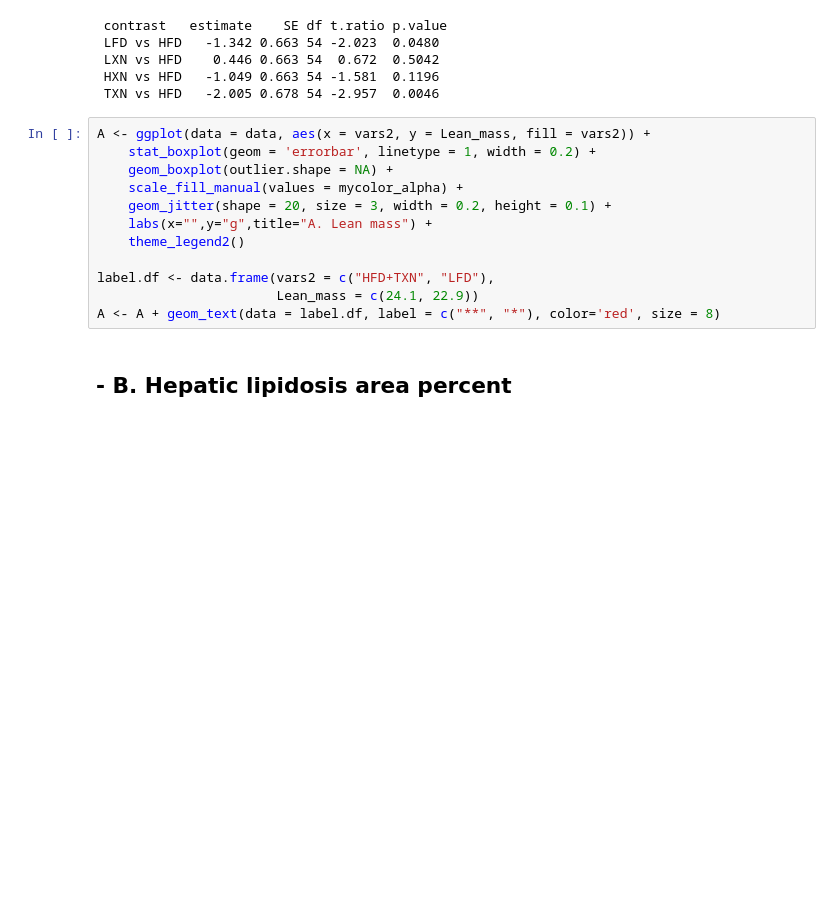
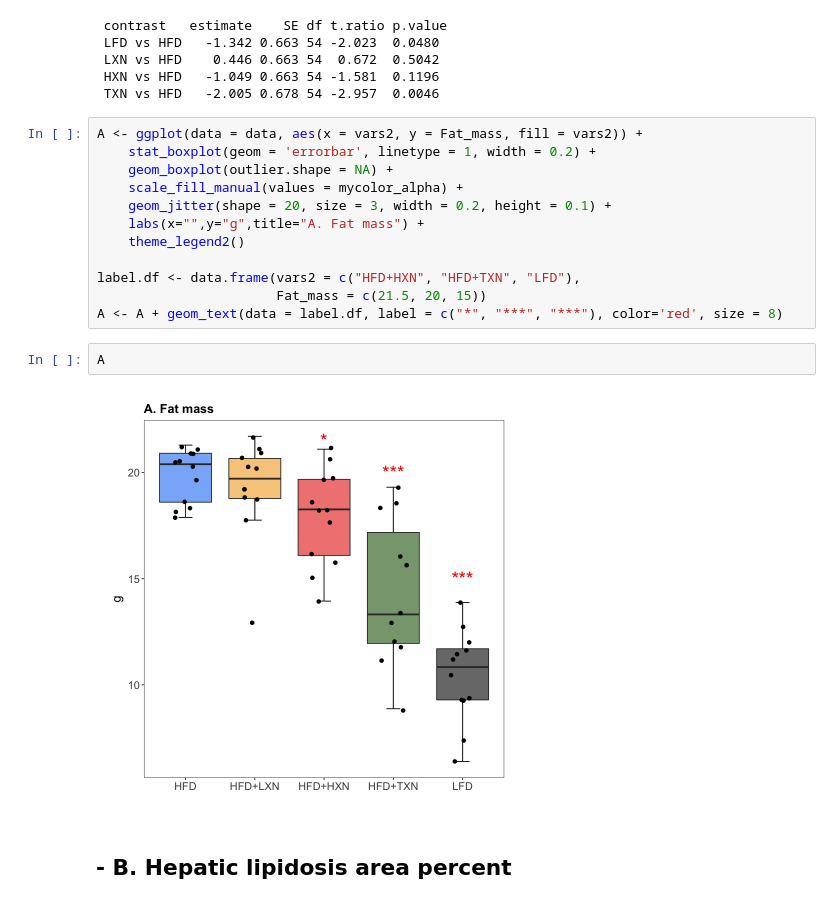
Before and after one commit to zhangyang2017/PPAR, a Jupyter notebook: manuscript/figures/figure02/figure2-old.ipynb, the cells around one changed output. Cells and saved outputs as stored; diff of their text form; blank space fills up the shorter version.

```diff
--- a/manuscript/figures/figure02/figure2-old.ipynb
+++ b/manuscript/figures/figure02/figure2-old.ipynb
@@ -144,17 +144,21 @@ contrast(leastsquare, Contrasts, adjust = "none")
  HXN vs HFD   -1.049 0.663 54 -1.581  0.1196
  TXN vs HFD   -2.005 0.678 54 -2.957  0.0046
 # %%
-A <- ggplot(data = data, aes(x = vars2, y = Lean_mass, fill = vars2)) +
+A <- ggplot(data = data, aes(x = vars2, y = Fat_mass, fill = vars2)) +
 	stat_boxplot(geom = 'errorbar', linetype = 1, width = 0.2) +
 	geom_boxplot(outlier.shape = NA) +
 	scale_fill_manual(values = mycolor_alpha) +
 	geom_jitter(shape = 20, size = 3, width = 0.2, height = 0.1) +
-    labs(x="",y="g",title="A. Lean mass") +
+    labs(x="",y="g",title="A. Fat mass") +
 	theme_legend2()
 
-label.df <- data.frame(vars2 = c("HFD+TXN", "LFD"),
-                       Lean_mass = c(24.1, 22.9))
-A <- A + geom_text(data = label.df, label = c("**", "*"), color='red', size = 8)
+label.df <- data.frame(vars2 = c("HFD+HXN", "HFD+TXN", "LFD"),
+                       Fat_mass = c(21.5, 20, 15))
+A <- A + geom_text(data = label.df, label = c("*", "***", "***"), color='red', size = 8)
+# %%
+A
+# %% [output]
+[figure, added]
 # %% [markdown]
 ## - B. Hepatic lipidosis area percent
 # %%
```
Also changed, not shown: parts of 2 cells of this notebook, 2 other files.
